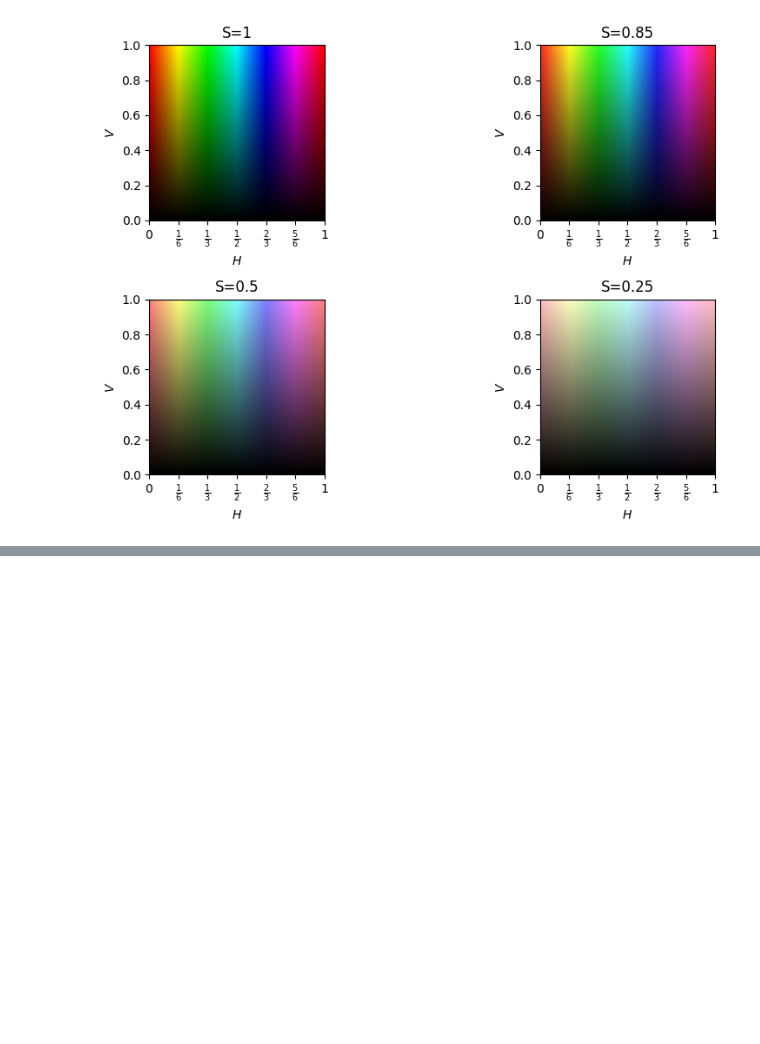
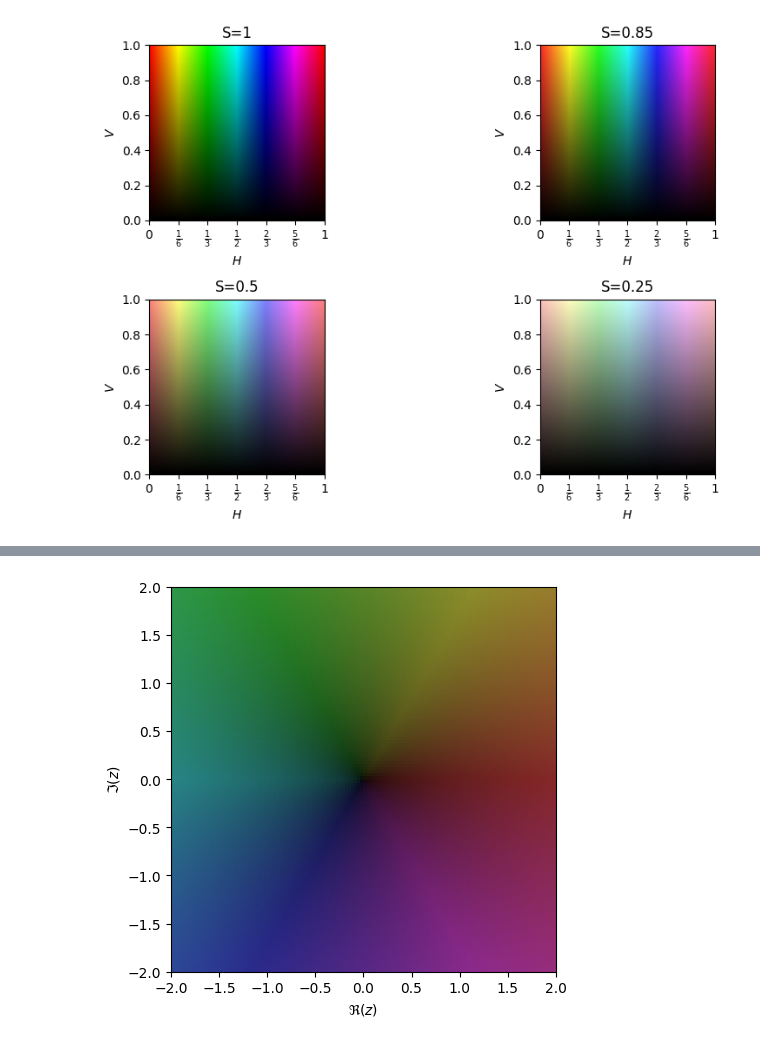
Before and after one commit to martin12333/marti-onedrive, a Jupyter notebook: AI/mm--linear-algebra-for-neural-networks/mini--DomainColoring.ipynb, the cells around one changed output, grey strips where cells are left out. Saved outputs shown, nothing was run; the diff lists cells and outputs as text; code cells hidden in the pictures; blank space fills up the shorter version.

```diff
--- a/AI/mm--linear-algebra-for-neural-networks/mini--DomainColoring.ipynb
+++ b/AI/mm--linear-algebra-for-neural-networks/mini--DomainColoring.ipynb
@@ -109,0 +114,13 @@ plt.tight_layout()
+# %%
+#plt.rcParams['figure.figsize'] = 8, 5
+ab = [-2, 2]
+cd = [-2, 2]
+#plt.subplot(1, 2, 1)
+f = lambda z: z/10 # (z**2 - 1)  #/z
+# , title='$f(z)=(z^3-1)/z$'
+plot_domain(domaincol_c, f, re=ab, im= cd, daxis=True)
+#plt.subplot(1,2,2)
+#plot_domain(domaincol_c, lambda z:z, re=[-7, 7], im=[-7, 7], title='$z$', daxis=True)
+#plt.tight_layout()
+# %% [output]
+[figure, added]
```
Also changed, not shown: parts of 8 cells of this notebook, 1 other file.
